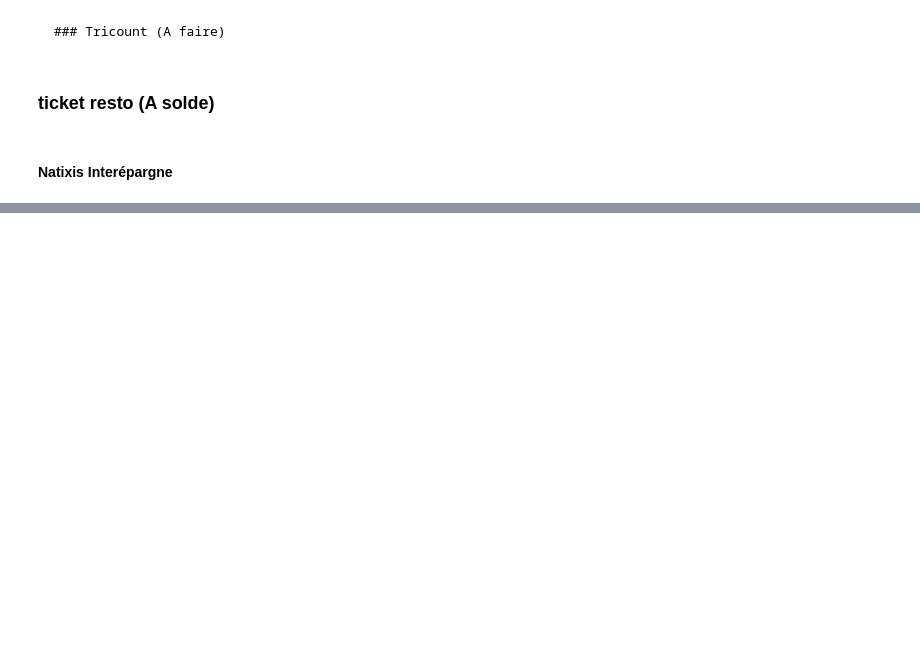
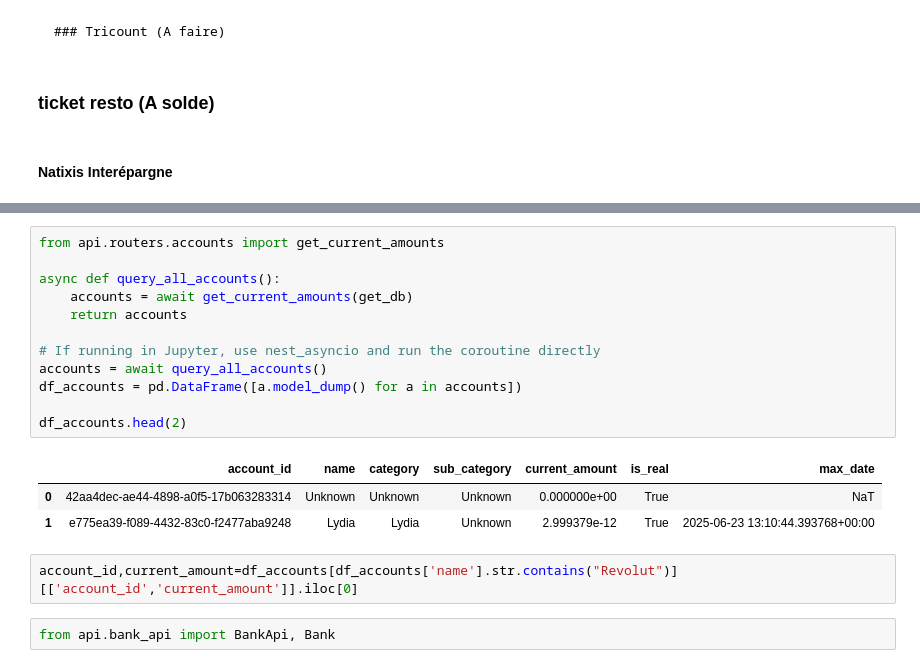
Before and after one commit to JeremyBon/Ploutos, a Jupyter notebook: ploutos/notebook/migration_sheet.ipynb, the cells around one changed output, grey strips where cells are left out. Drawn from its saved outputs; the diff is of its cells as text; blank space fills up the shorter version.

```diff
--- a/ploutos/notebook/migration_sheet.ipynb
+++ b/ploutos/notebook/migration_sheet.ipynb
@@ -679,0 +491,20 @@ sheet_migration.account_list
+# %%
+from api.routers.accounts import get_current_amounts
+
+async def query_all_accounts():
+    accounts = await get_current_amounts(get_db)
+    return accounts
+
+# If running in Jupyter, use nest_asyncio and run the coroutine directly
+accounts = await query_all_accounts()
+df_accounts = pd.DataFrame([a.model_dump() for a in accounts])
+
+df_accounts.head(2)
+# %% [output]
+|  | account_id | name | category | sub_category | current_amount | is_real | max_date |
+| 0 | 42aa4dec-ae44-4898-a0f5-17b063283314 | Unknown | Unknown | Unknown | 0.000000e+00 | True | NaT |
+| 1 | e775ea39-f089-4432-83c0-f2477aba9248 | Lydia | Lydia | Unknown | 2.999379e-12 | True | 2025-06-23 13:10:44.393768+00:00 |
+# %%
+account_id,current_amount=df_accounts[df_accounts['name'].str.contains("Revolut")][['account_id','current_amount']].iloc[0]
+# %%
+from api.bank_api import BankApi, Bank
```
Also changed, not shown: parts of 44 cells of this notebook, 5 other files.
